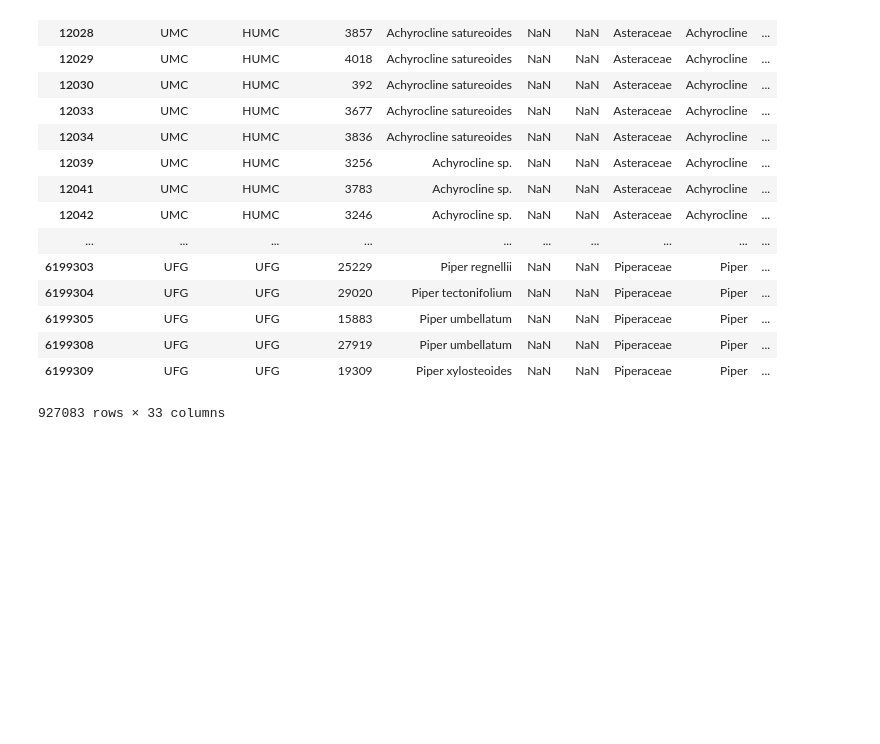
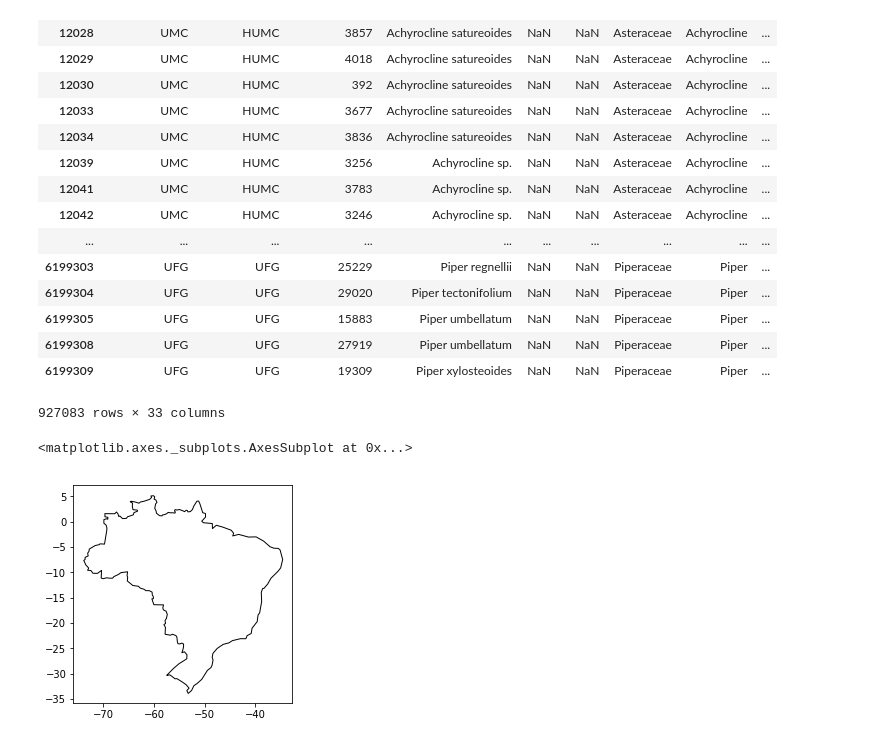
Before and after one commit to gustavobio/notebooks, a Jupyter notebook: pheno.ipynb, the cells around one changed output. Drawn from its saved outputs; the diff is of its cells as text; code cells hidden in the pictures; blank space fills up the shorter version.

```diff
--- a/pheno.ipynb
+++ b/pheno.ipynb
@@ -190,3 +191,12 @@ spp[(spp.monthcollected <= 12) & (spp.monthcollected > 0)]
 | 6199308 | UFG | UFG | 27919 | Piper umbellatum | NaN | NaN | Piperaceae | Piper | ... |
 | 6199309 | UFG | UFG | 19309 | Piper xylosteoides | NaN | NaN | Piperaceae | Piper | ... |
 927083 rows × 33 columns
+# %%
+path = geopandas.datasets.get_path('naturalearth_lowres')
+# %%
+brazil = geopandas.read_file(path)[brazil.name == 'Brazil']
+# %%
+brazil.plot(color = "white", edgecolor = "black")
+# %% [output]
+<matplotlib.axes._subplots.AxesSubplot at 0x...>
+[figure, added]
```
Also changed, not shown: parts of 8 cells of this notebook.
